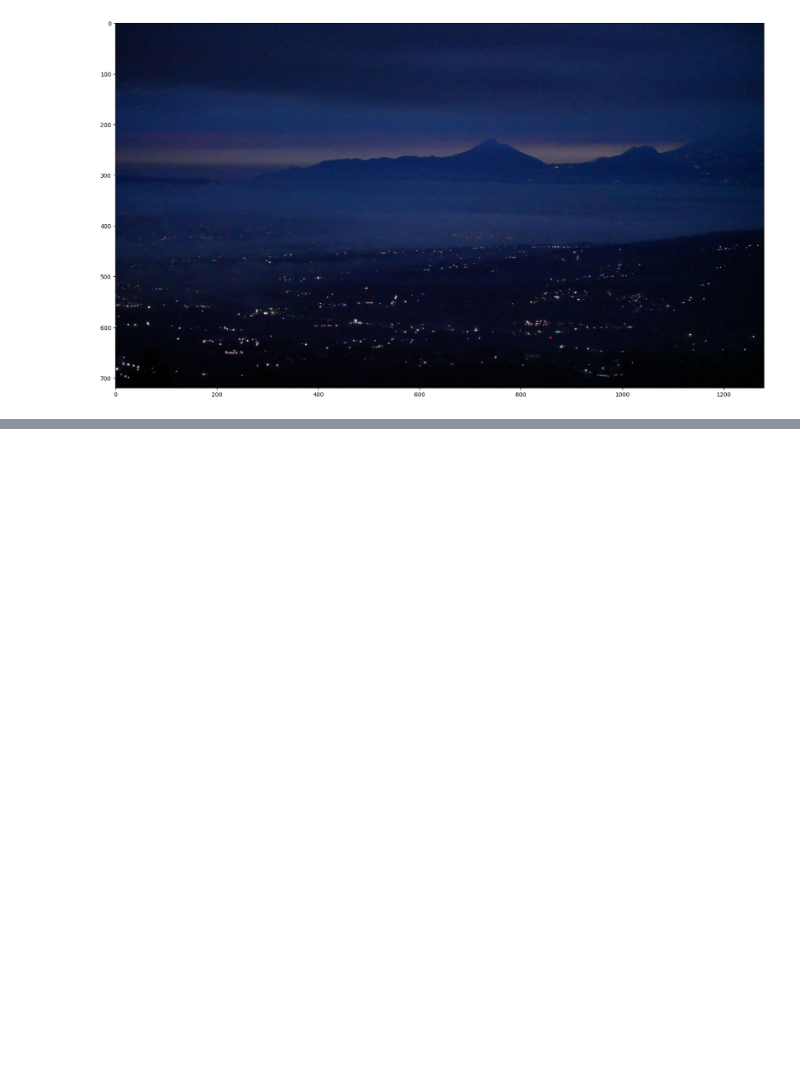
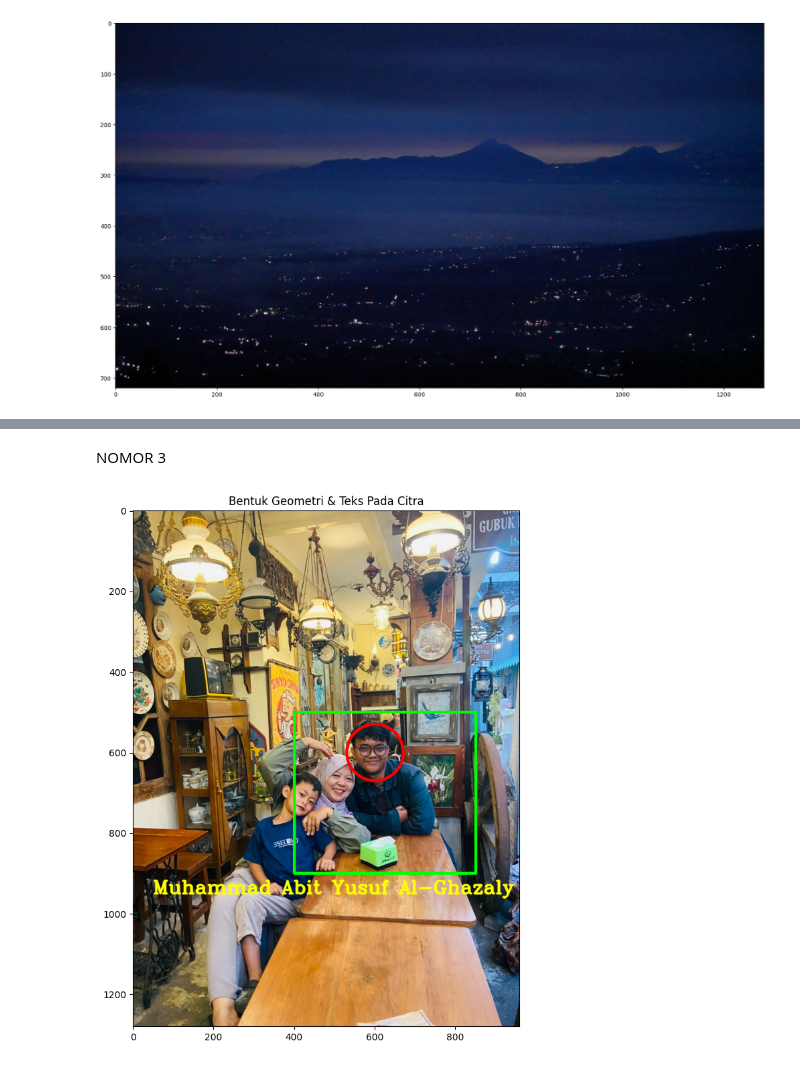
Before and after one commit to hikaaru13/PCVK-GANJIL-TUGAS, a Jupyter notebook: PERTANYAAN_PRAKTIKUM_PERTEMUAN2.ipynb, the cells around one changed output, grey strips where cells are left out. Drawn from its saved outputs; the diff is of its cells as text; code cells hidden in the pictures; blank space fills up the shorter version.

```diff
--- a/PERTANYAAN_PRAKTIKUM_PERTEMUAN2.ipynb
+++ b/PERTANYAAN_PRAKTIKUM_PERTEMUAN2.ipynb
@@ -78,0 +122,32 @@ Shape setelah plot figsize (20,20): (1280, 960, 3)
+# %% [markdown]
+NOMOR 3
+# %%
+import cv2 as cv
+import matplotlib.pyplot as plt
+import numpy as np
+
+# Pastikan nama file sesuai
+img_aktivitas = cv.imread('/content/drive/MyDrive/PCVK/FOTO_FORMAL.jpeg')
+img_act_rgb = cv.cvtColor(img_aktivitas, cv.COLOR_BGR2RGB)
+
+# Menggambar Rectangle (Kotak Hijau) di area badan
+# Digeser ke kanan (sumbu x dari 550 sampai 850) dan ke bawah (sumbu y 600 ke 900)
+cv.rectangle(img_act_rgb, pt1=(400, 500), pt2=(850, 900), color=(0, 255, 0), thickness=5)
+
+# Menggambar Circle (Lingkaran Merah) di area wajah
+# Digeser ke atas dan ke kanan (pusat x=670, y=630), radius diperkecil agar pas di wajah
+cv.circle(img_act_rgb, center=(600, 600), radius=70, color=(255, 0, 0), thickness=5)
+
+# Menambahkan Teks Nama (Kuning) di bagian bawah
+# Titik awal (x) digeser ke 50 dan fontScale diturunkan menjadi 1.5 agar nama panjang tidak terpotong
+font = cv.FONT_HERSHEY_COMPLEX
+cv.putText(img_act_rgb, text='Muhammad Abit Yusuf Al-Ghazaly', org=(50, 950),
+           fontFace=font, fontScale=1.5, color=(255, 255, 0), thickness=3, lineType=cv.LINE_AA)
+
+# Visualisasi Hasil
+plt.figure(figsize=(10, 10))
+plt.imshow(img_act_rgb)
+plt.title('Bentuk Geometri & Teks Pada Citra')
+plt.show()
+# %% [output]
+[figure, added]
```
Also changed, not shown: parts of 9 cells of this notebook.
